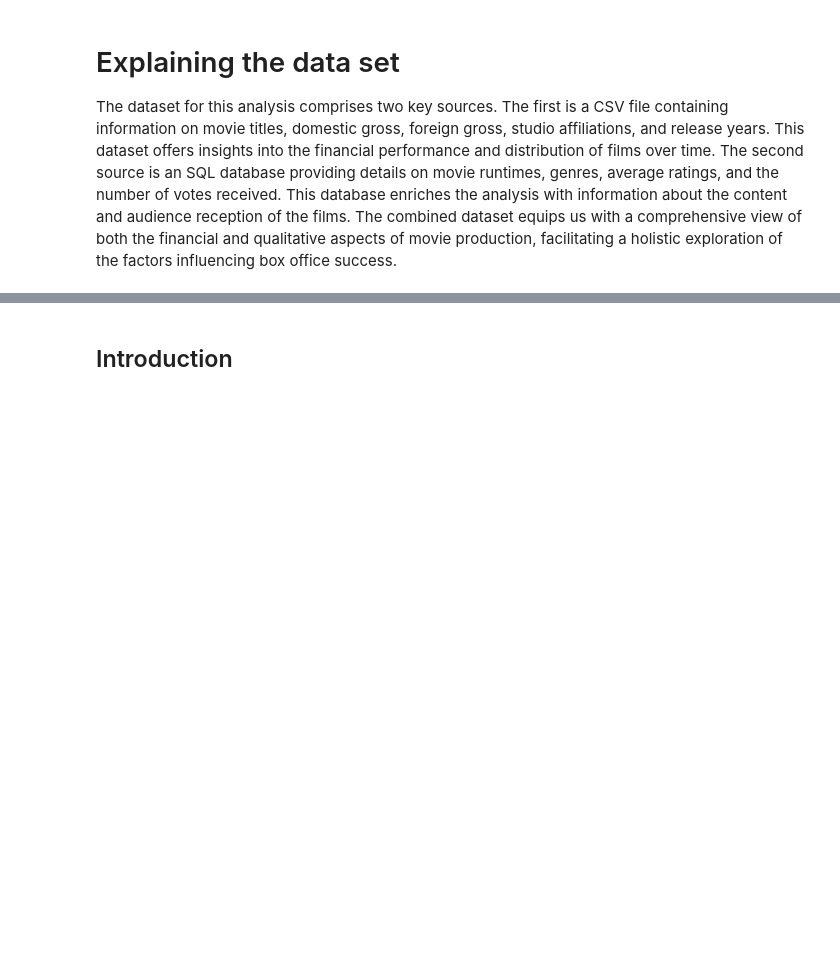
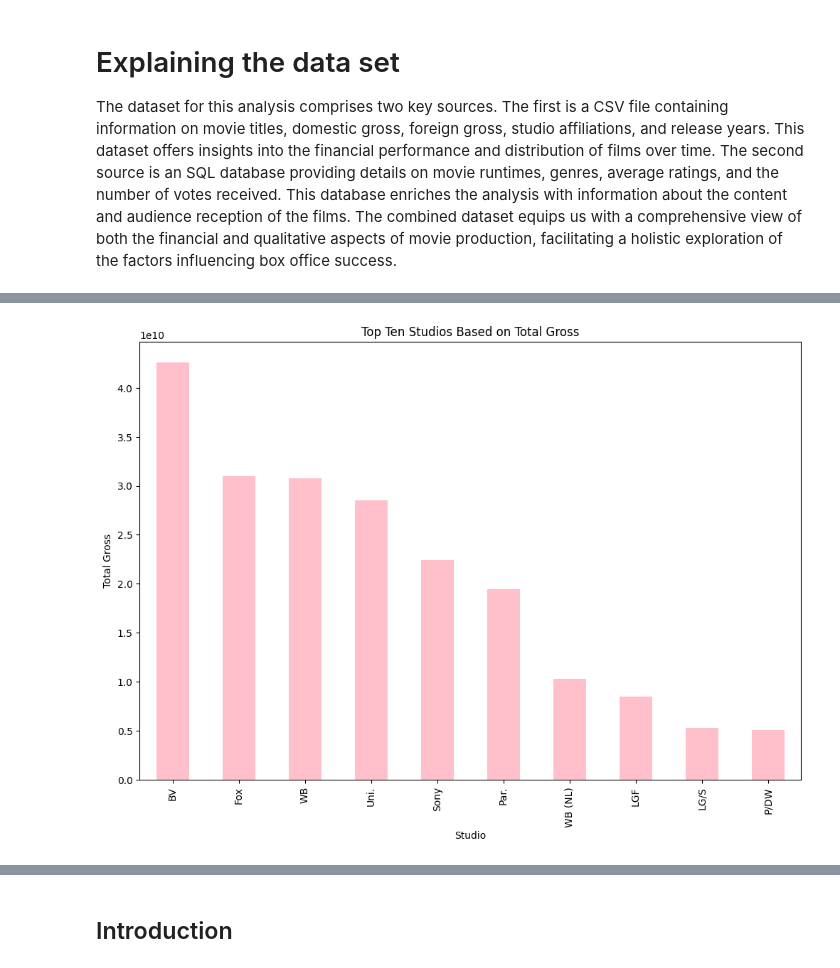
Before and after one commit to phelanthropus/Microsoft-Analysis, a Jupyter notebook: Microsoft Analysis.ipynb, the cells around one changed output, grey strips where cells are left out. Cells and saved outputs as stored; diff of their text form; code cells hidden in the pictures; blank space fills up the shorter version.

Commit message:
Data Analysis on the CSV file

```diff
--- a/Microsoft Analysis.ipynb
+++ b/Microsoft Analysis.ipynb
@@ -18,0 +152,14 @@ conn = sqlite3.connect('im.db')
+# %%
+cleaned_data = data
+# Create a new column 'total_gross' representing the sum of domestic and foreign gross
+data['total_gross'] =  pd.to_numeric(data['domestic_gross'], errors='coerce') + pd.to_numeric(data['foreign_gross'], errors='coerce')
+
+# Group by studio and calculate the total gross for each
+studio_total_gross = data.groupby('studio')['total_gross'].sum()
+
+# Get the top ten studios
+top_ten_studios = studio_total_gross.nlargest(10)
+
+# Print the list of top ten studios based on total gross
+print("Top Ten Studios Based on Total Gross:")
+print(top_ten_studios)
@@ -18,0 +180,10 @@ conn = sqlite3.connect('im.db')
+# %%
+# Plotting a bar chart for the top ten studios
+plt.figure(figsize=(12, 8))
+top_ten_studios.sort_values(ascending=False).plot(kind='bar', color='pink')
+plt.title('Top Ten Studios Based on Total Gross')
+plt.xlabel('Studio')
+plt.ylabel('Total Gross')
+plt.show()
+# %% [output]
+[figure, added]
```
Also changed, not shown: parts of 23 cells of this notebook.
